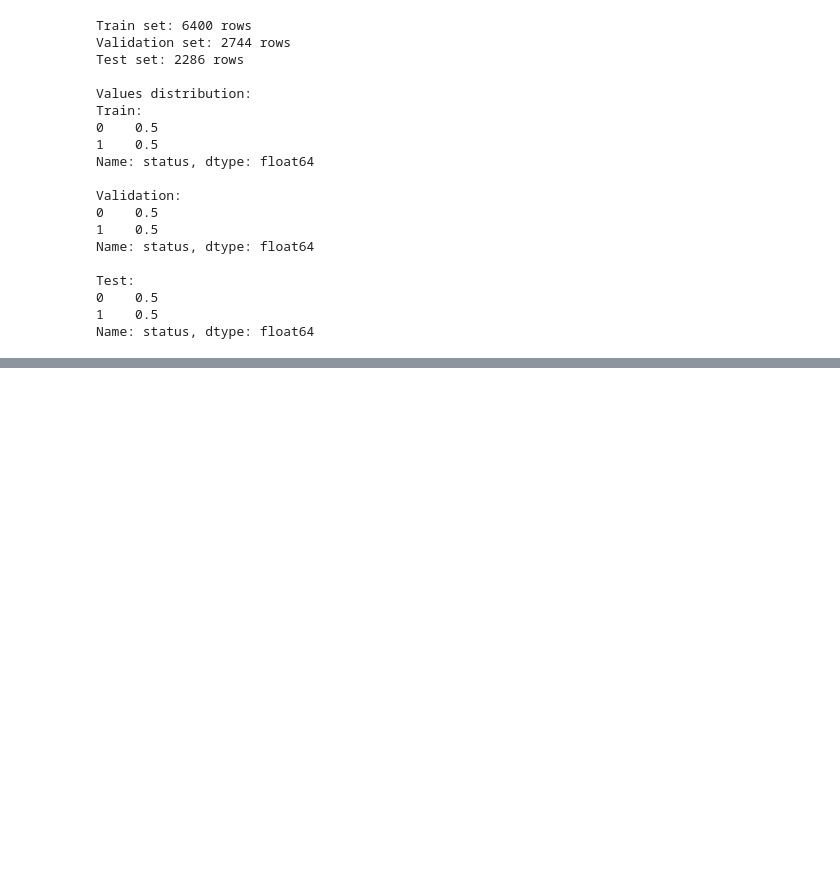
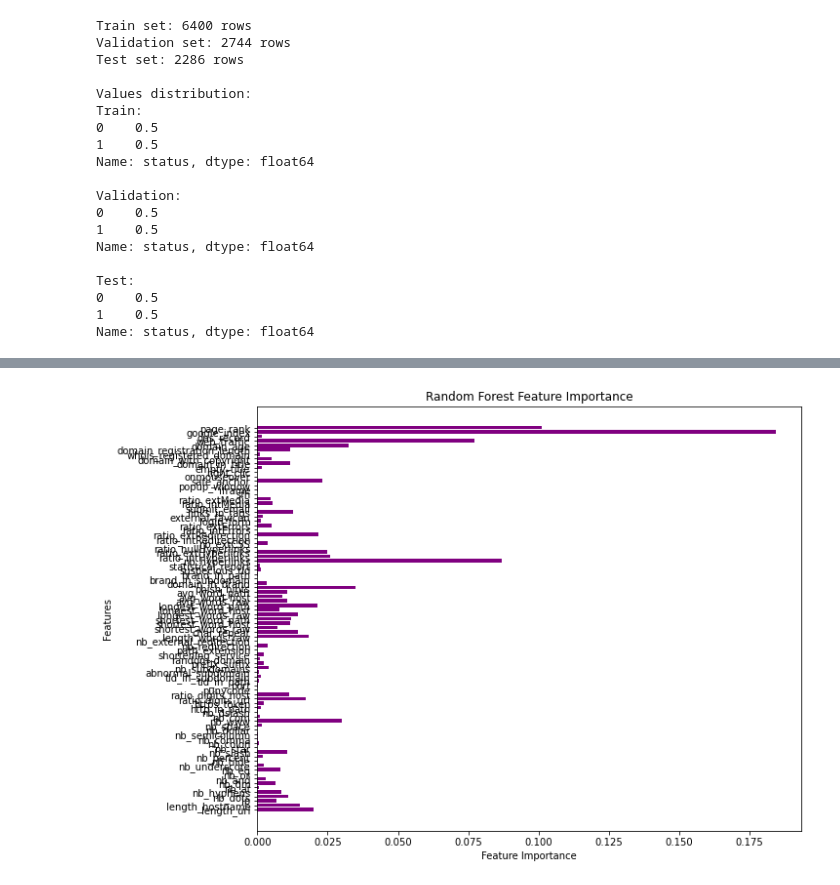
Before and after one commit to marielsgtzz/IsItPhishing, a Jupyter notebook: isItPhishing.ipynb, the cells around one changed output, grey strips where cells are left out. Cells and saved outputs as stored; diff of their text form; code cells hidden in the pictures; blank space fills up the shorter version.

Commit message:
Comparacion con modelo optimizado

```diff
--- a/isItPhishing.ipynb
+++ b/isItPhishing.ipynb
@@ -44,9 +44,12 @@ data['status'] = data['status'].replace({'legitimate': 0, 'phishing': 1})
 
 print(data.head())
 
+data = data.drop(columns=['url'])      #Dropping this column since it isn´t a numerical one helpful for the model
 # Separates the independent variable (x) from the dependent variable column (y)
 x = data.drop(columns=['status'])
 y = data['status']
+
+print(data.info())
 # %% [output]
                                                  url  length_url  \
 0              http://www.crestonwood.com/router.php          37
@@ -110,0 +116,12 @@ Name: status, dtype: float64
+# %%
+from sklearn.ensemble import RandomForestClassifier
+
+rfModel = RandomForestClassifier(
+    n_estimators=100,  # Number of trees
+    random_state=453890    # For reproducibility
+)
+
+# Train the model using the training set
+rfModel.fit(xTrain, yTrain)
+
+print("Model trained :) !")
@@ -110,0 +187,15 @@ Name: status, dtype: float64
+# %%
+import matplotlib.pyplot as plt
+
+# Get feature importances from the model
+featureImportances = rfModel.feature_importances_
+
+# Plot of the feature importances
+plt.figure(figsize=(10, 8))
+plt.barh(xTrain.columns, featureImportances, color='purple')
+plt.xlabel("Feature Importance")
+plt.ylabel("Features")
+plt.title("Random Forest Feature Importance")
+plt.show()
+# %% [output]
+[figure, added]
```
Also changed, not shown: parts of 17 cells of this notebook, 2 other files.
